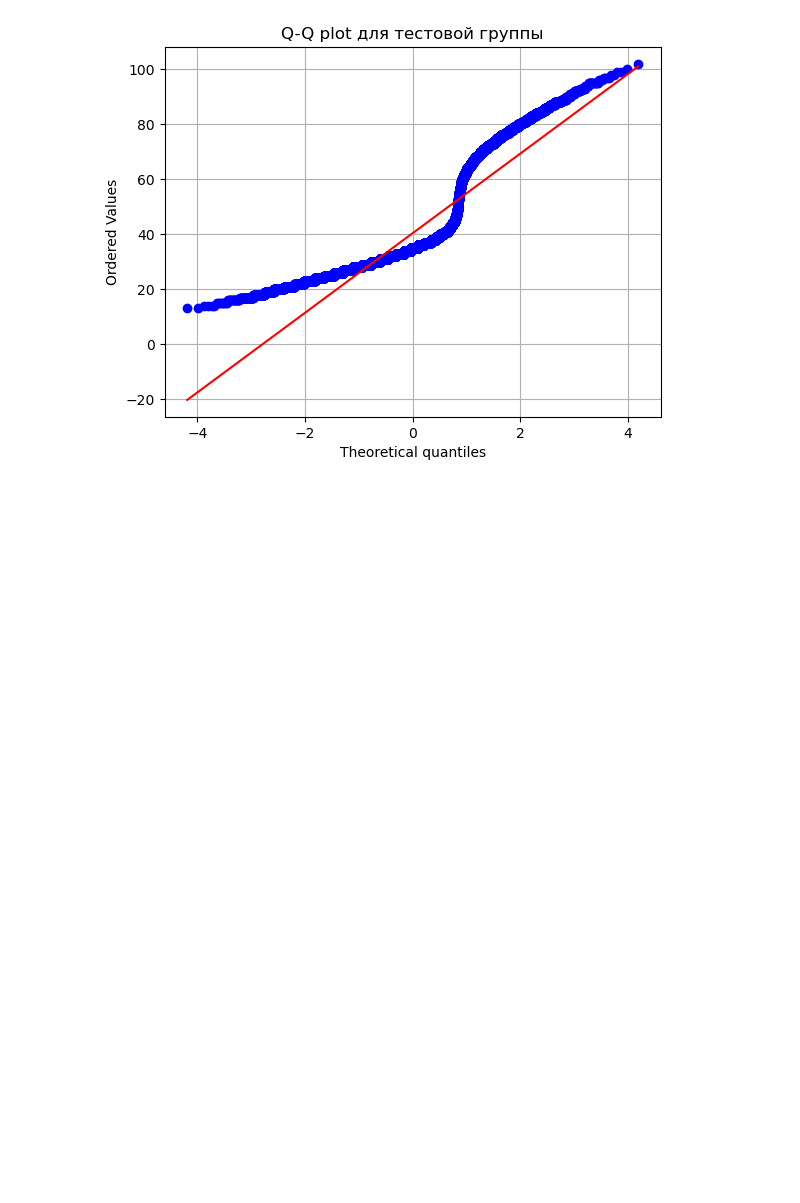
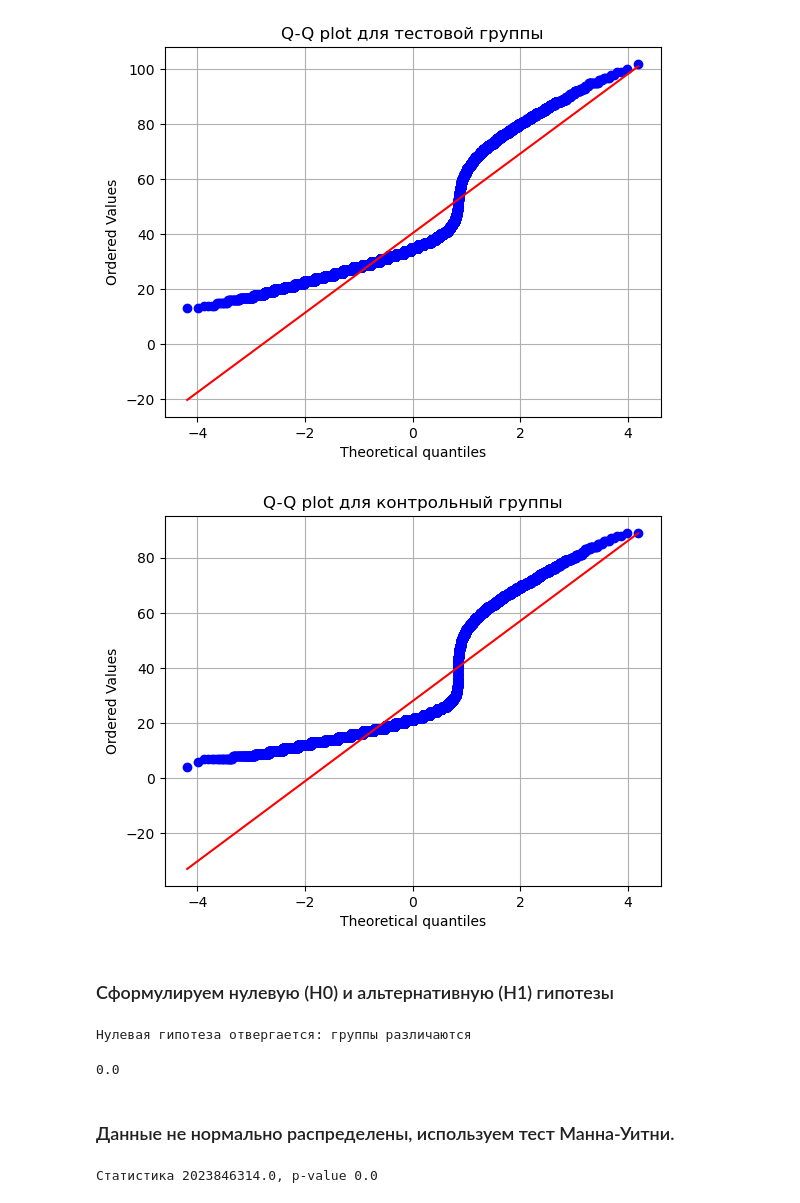
Before and after one commit to lluaai/AB-test, a Jupyter notebook: events_AB_test_analysis.ipynb, the cells around one changed output. Cells and saved outputs as stored; diff of their text form; code cells hidden in the pictures; blank space fills up the shorter version.

```diff
--- a/events_AB_test_analysis.ipynb
+++ b/events_AB_test_analysis.ipynb
@@ -184,3 +184,32 @@ plt.grid(True)
 plt.show()
 # %% [output]
 [figure]
+# %%
+stats.probplot(control_group, dist='norm', plot=plt)
+plt.title('Q-Q plot для контрольный группы')
+plt.grid(True)
+plt.show()
+# %% [output]
+[figure, added]
+# %% [markdown]
+### Сформулируем нулевую (H0) и альтернативную (H1) гипотезы
+# %%
+stats, p_value = mannwhitneyu(test_group, control_group)
+
+if p_value < 0.05:
+    print('Нулевая гипотеза отвергается: группы различаются')
+else:
+    print('Нет оснований отвергать нулевую гипотезу')
+# %% [output]
+Нулевая гипотеза отвергается: группы различаются
+# %%
+p_value
+# %% [output]
+0.0
+# %% [markdown]
+### Данные не нормально распределены, используем тест Манна-Уитни.
+# %%
+stats, p = mannwhitneyu(test_group, control_group, alternative='two-sided')
+print(f'Статистика {stats}, p-value {p}')
+# %% [output]
+Статистика 2023846314.0, p-value 0.0
```
Also changed, not shown: parts of 1 cell of this notebook.
